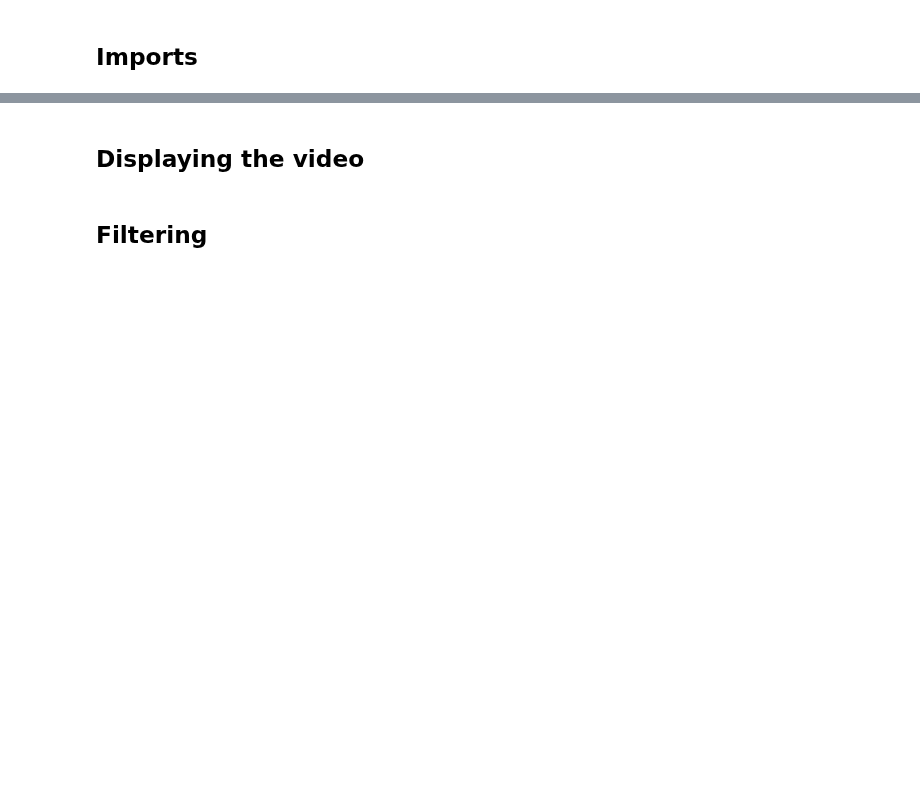
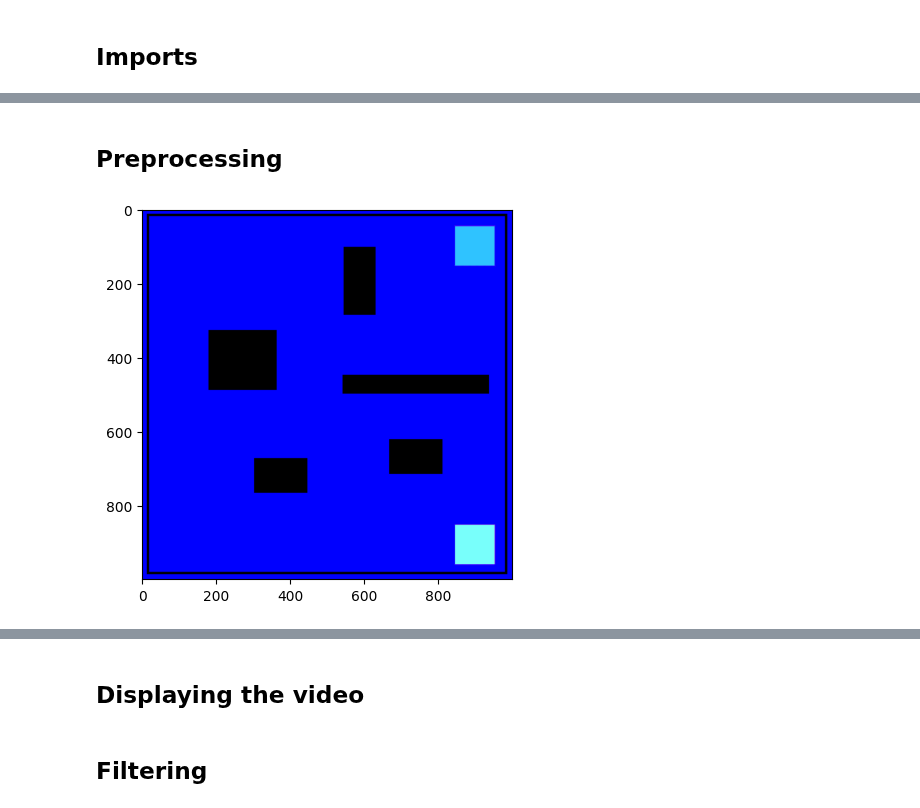
Before and after one commit to Armonis5/ThymioMob, a Jupyter notebook: vision.ipynb, the cells around one changed output, grey strips where cells are left out. Drawn from its saved outputs; the diff is of its cells as text; code cells hidden in the pictures; blank space fills up the shorter version.

```diff
--- a/vision.ipynb
+++ b/vision.ipynb
@@ -9,0 +32,11 @@ import time
+# %% [markdown]
+## Preprocessing
+# %%
+# Convert the image to HSV
+hsv = cv2.cvtColor(image, cv2.COLOR_RGB2HSV)
+
+# Display the image
+plt.imshow(hsv)
+plt.show()
+# %% [output]
+[figure, added]
```
Also changed, not shown: parts of 9 cells of this notebook, 2 other files.
